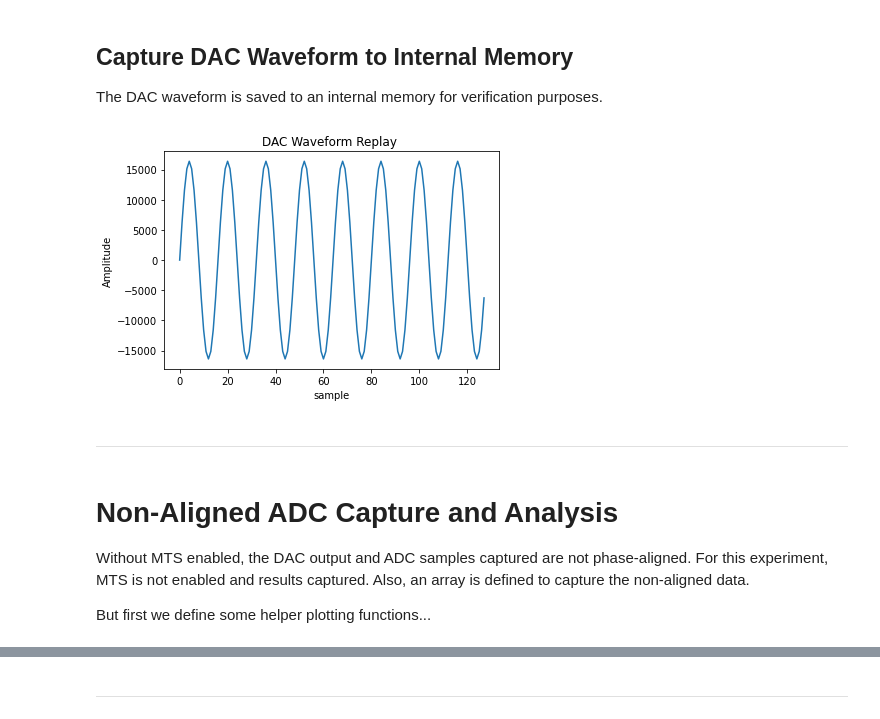
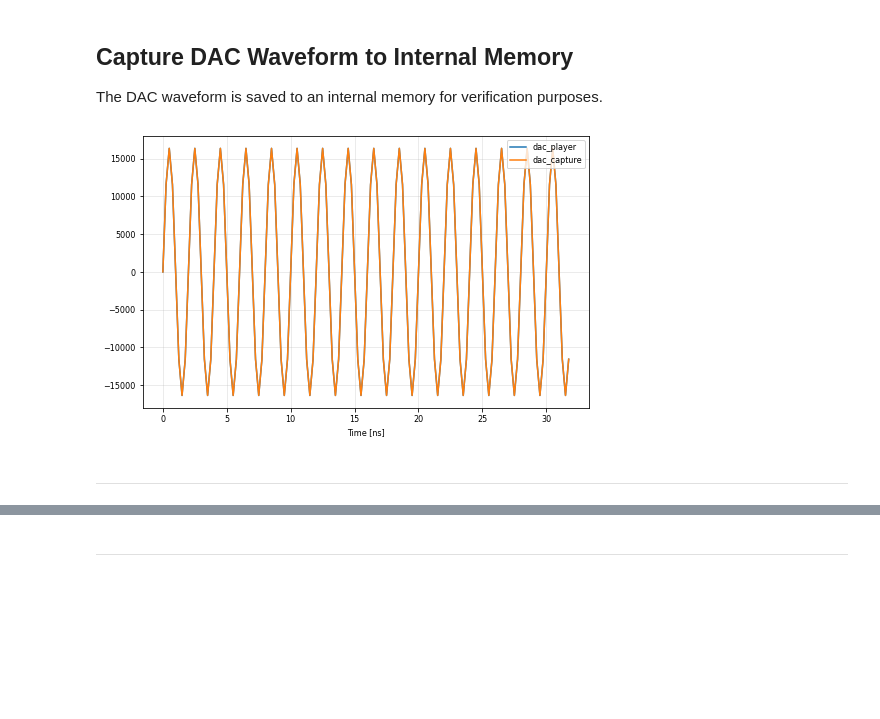
Before and after one commit to BerkeleyLab/LBNL-DSLLRF, a Jupyter notebook: doc/rfsocMTS.ipynb, the cells around one changed output, grey strips where cells are left out. Drawn from its saved outputs; the diff is of its cells as text; code cells hidden in the pictures; blank space fills up the shorter version.

```diff
--- a/doc/rfsocMTS.ipynb
+++ b/doc/rfsocMTS.ipynb
@@ -102,25 +88,20 @@ ol.dac_player[:] = np.int16(DAC_sinewave)
 # %% [markdown]
 ## Capture DAC Waveform to Internal Memory
 The DAC waveform is saved to an internal memory for verification purposes.
-# %%
-ol.trigger_capture()
-pNumSamples = 128
-plt.title('DAC Waveform Replay ')
-plt.xlabel('sample')
-plt.ylabel('Amplitude')
-plt.plot(ol.dac_capture[0:pNumSamples])
-plt.show()
-# Note that the waveform is NOT aligned to sample zero of the DACRAM as it is free-running
-# %% [output]
-[figure, removed]
+# %%
+ol.trigger_capture()
+df_dac = pd.DataFrame({
+    'Time [ns]': t_axis * 1e9,
+    'dac_player': ol.dac_player,
+    'dac_capture': ol.dac_capture
+})
+df_dac.set_index('Time [ns]');
+# %%
+df_dac[:128].plot(x='Time [ns]');
+# %% [output]
+[figure, added]
 # %% [markdown]
 ---
-# %% [markdown]
-# Non-Aligned ADC Capture and Analysis
-Without MTS enabled, the DAC output and ADC samples captured are not phase-aligned.  For this experiment, MTS is not enabled and results captured.
-Also, an array is defined to capture the non-aligned data.
-
-But first we define some helper plotting functions...
 # %%
 def stemplot(sample_list, pStart=0, pNumSamples=16):
     plt.stem(sample_list[0][pStart:(pStart+pNumSamples)])
```
Also changed, not shown: parts of 34 cells of this notebook.
